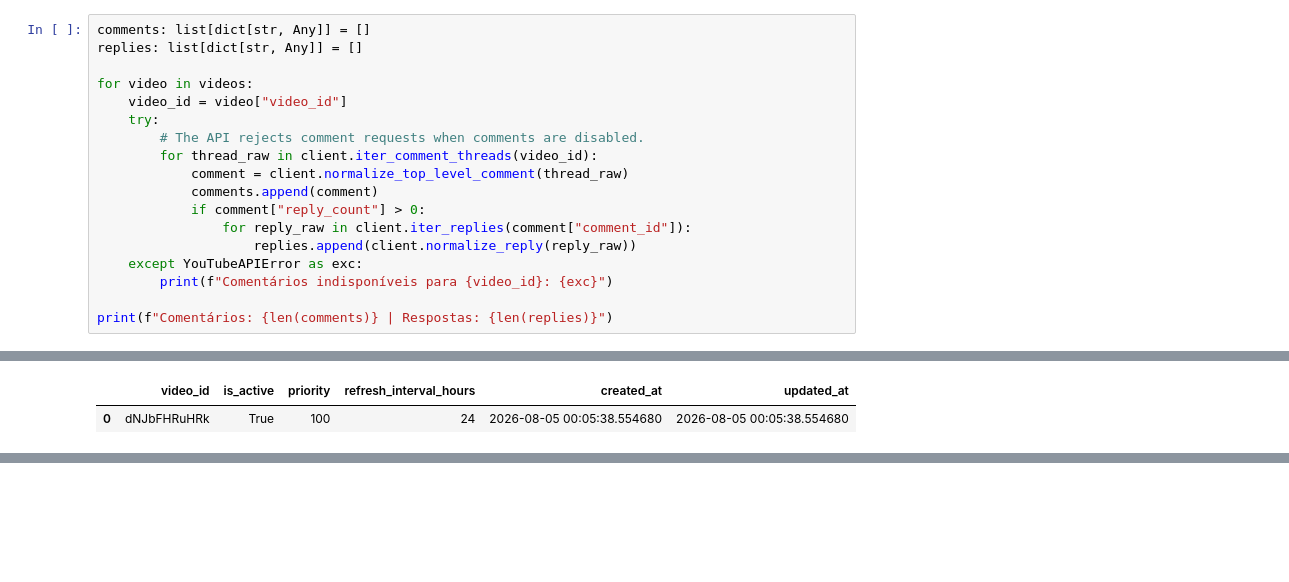
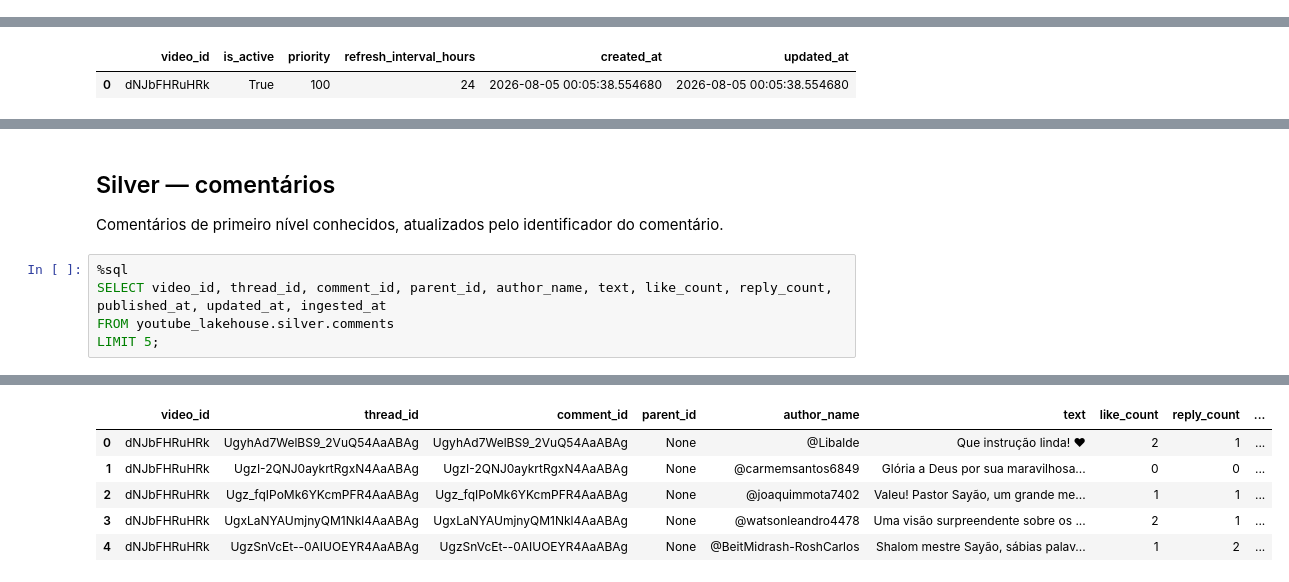
Before and after one commit to airtoncarneiro/youtube-genai-platform, a Jupyter notebook: src/notebooks/01_youtube_ingestion_test.ipynb, the cells around one changed output, grey strips where cells are left out. Cells and saved outputs as stored; diff of their text form; blank space fills up the shorter version.

```diff
--- a/src/notebooks/01_youtube_ingestion_test.ipynb
+++ b/src/notebooks/01_youtube_ingestion_test.ipynb
@@ -142,18 +0,0 @@ Vídeos coletados: 5
-# %%
-comments: list[dict[str, Any]] = []
-replies: list[dict[str, Any]] = []
-
-for video in videos:
-    video_id = video["video_id"]
-    try:
-        # The API rejects comment requests when comments are disabled.
-        for thread_raw in client.iter_comment_threads(video_id):
-            comment = client.normalize_top_level_comment(thread_raw)
-            comments.append(comment)
-            if comment["reply_count"] > 0:
-                for reply_raw in client.iter_replies(comment["comment_id"]):
-                    replies.append(client.normalize_reply(reply_raw))
-    except YouTubeAPIError as exc:
-        print(f"Comentários indisponíveis para {video_id}: {exc}")
-
-print(f"Comentários: {len(comments)} | Respostas: {len(replies)}")
@@ -348,0 +88,10 @@ from youtube_lakehouse.control.video_targets;
+# %% [markdown]
+## Silver — comentários
+
+Comentários de primeiro nível conhecidos, atualizados pelo identificador do comentário.
+# %%
+%sql
+SELECT video_id, thread_id, comment_id, parent_id, author_name, text, like_count, reply_count, published_at, updated_at, ingested_at
+FROM youtube_lakehouse.silver.comments
+LIMIT 5;
+# %% [output]
@@ -348,0 +99,6 @@ from youtube_lakehouse.control.video_targets;
+|  | video_id | thread_id | comment_id | parent_id | author_name | text | like_count | reply_count | ... |
+| 0 | dNJbFHRuHRk | UgyhAd7WelBS9_2VuQ54AaABAg | UgyhAd7WelBS9_2VuQ54AaABAg | None | @Libalde | Que instrução linda! ❤ | 2 | 1 | ... |
+| 1 | dNJbFHRuHRk | UgzI-2QNJ0aykrtRgxN4AaABAg | UgzI-2QNJ0aykrtRgxN4AaABAg | None | @carmemsantos6849 | Glória a Deus por sua maravilhosa... | 0 | 0 | ... |
+| 2 | dNJbFHRuHRk | Ugz_fqIPoMk6YKcmPFR4AaABAg | Ugz_fqIPoMk6YKcmPFR4AaABAg | None | @joaquimmota7402 | Valeu! Pastor Sayão, um grande me... | 1 | 1 | ... |
+| 3 | dNJbFHRuHRk | UgxLaNYAUmjnyQM1Nkl4AaABAg | UgxLaNYAUmjnyQM1Nkl4AaABAg | None | @watsonleandro4478 | Uma visão surpreendente sobre os ... | 2 | 1 | ... |
+| 4 | dNJbFHRuHRk | UgzSnVcEt--0AIUOEYR4AaABAg | UgzSnVcEt--0AIUOEYR4AaABAg | None | @BeitMidrash-RoshCarlos | Shalom mestre Sayão, sábias palav... | 1 | 2 | ... |
```
Also changed, not shown: parts of 34 cells of this notebook.
